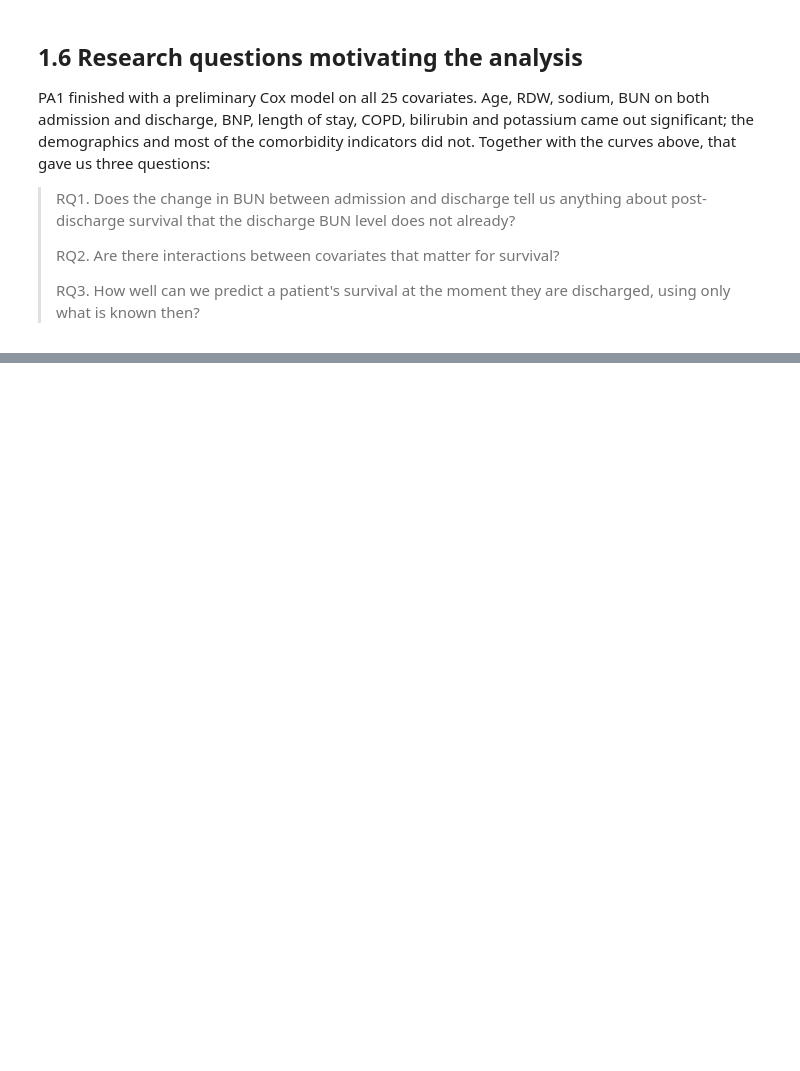
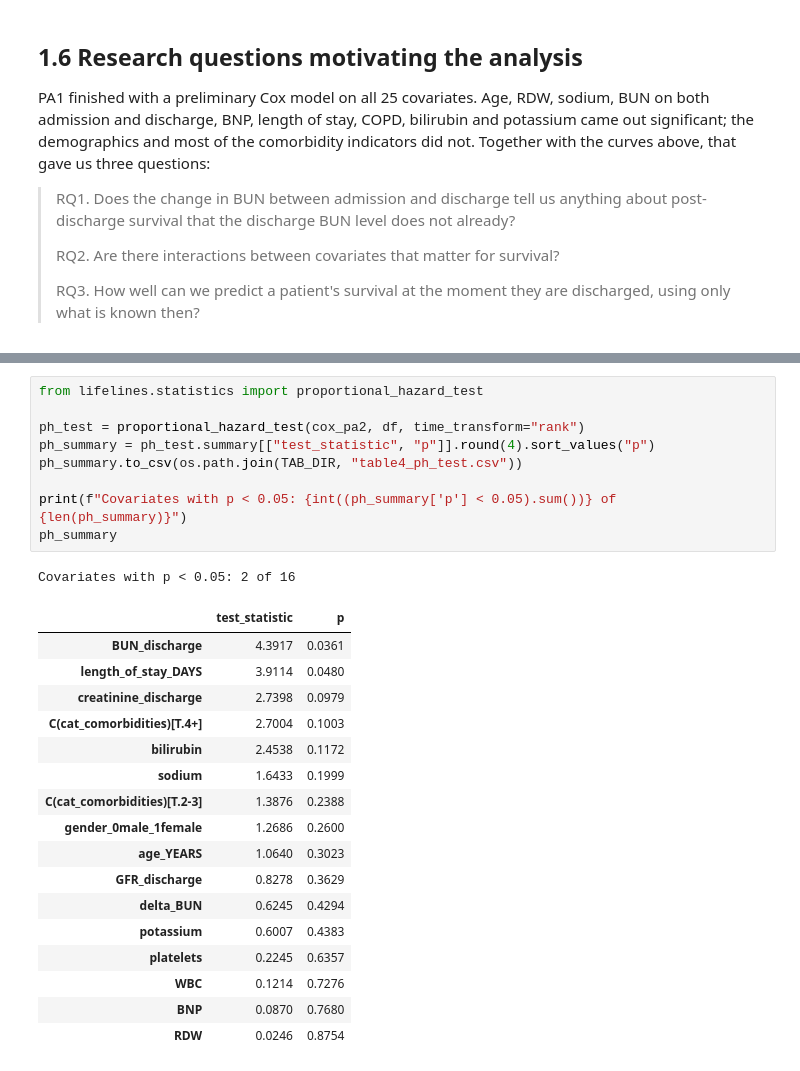
Before and after one commit to Mormorfor/SAML_project, a Jupyter notebook: Final Project/final_proj.ipynb, the cells around one changed output, grey strips where cells are left out. Cells and saved outputs as stored; diff of their text form; blank space fills up the shorter version.

```diff
--- a/Final Project/final_proj.ipynb
+++ b/Final Project/final_proj.ipynb
@@ -402,0 +458,28 @@ PA1 finished with a preliminary Cox model on all 25 covariates. Age, RDW, sodium
+# %%
+from lifelines.statistics import proportional_hazard_test
+
+ph_test = proportional_hazard_test(cox_pa2, df, time_transform="rank")
+ph_summary = ph_test.summary[["test_statistic", "p"]].round(4).sort_values("p")
+ph_summary.to_csv(os.path.join(TAB_DIR, "table4_ph_test.csv"))
+
+print(f"Covariates with p < 0.05: {int((ph_summary['p'] < 0.05).sum())} of {len(ph_summary)}")
+ph_summary
+# %% [output]
+Covariates with p < 0.05: 2 of 16
+|  | test_statistic | p |
+| BUN_discharge | 4.3917 | 0.0361 |
+| length_of_stay_DAYS | 3.9114 | 0.0480 |
+| creatinine_discharge | 2.7398 | 0.0979 |
+| C(cat_comorbidities)[T.4+] | 2.7004 | 0.1003 |
+| bilirubin | 2.4538 | 0.1172 |
+| sodium | 1.6433 | 0.1999 |
+| C(cat_comorbidities)[T.2-3] | 1.3876 | 0.2388 |
+| gender_0male_1female | 1.2686 | 0.2600 |
+| age_YEARS | 1.0640 | 0.3023 |
+| GFR_discharge | 0.8278 | 0.3629 |
+| delta_BUN | 0.6245 | 0.4294 |
+| potassium | 0.6007 | 0.4383 |
+| platelets | 0.2245 | 0.6357 |
+| WBC | 0.1214 | 0.7276 |
+| BNP | 0.0870 | 0.7680 |
+| RDW | 0.0246 | 0.8754 |
```
Also changed, not shown: parts of 10 cells of this notebook, 1 other file.
